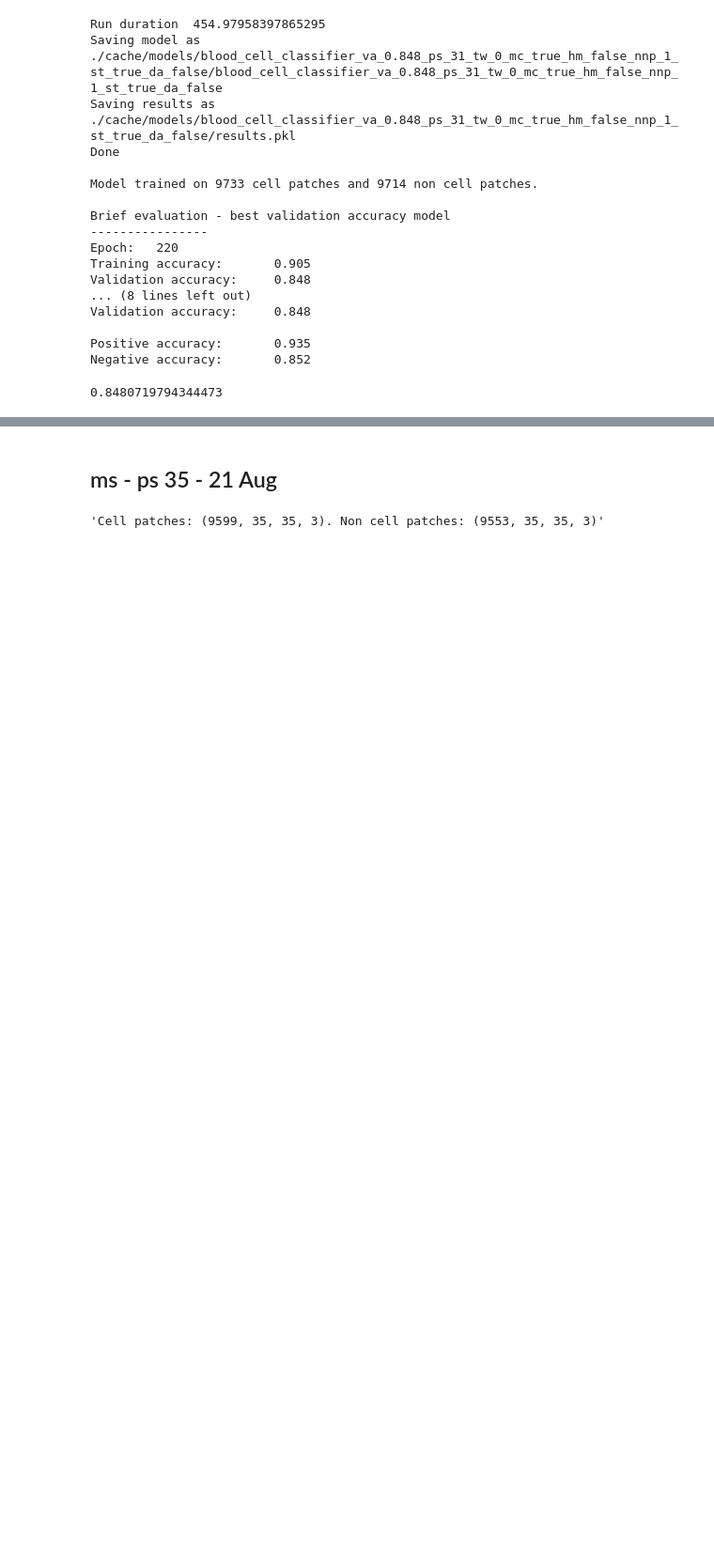
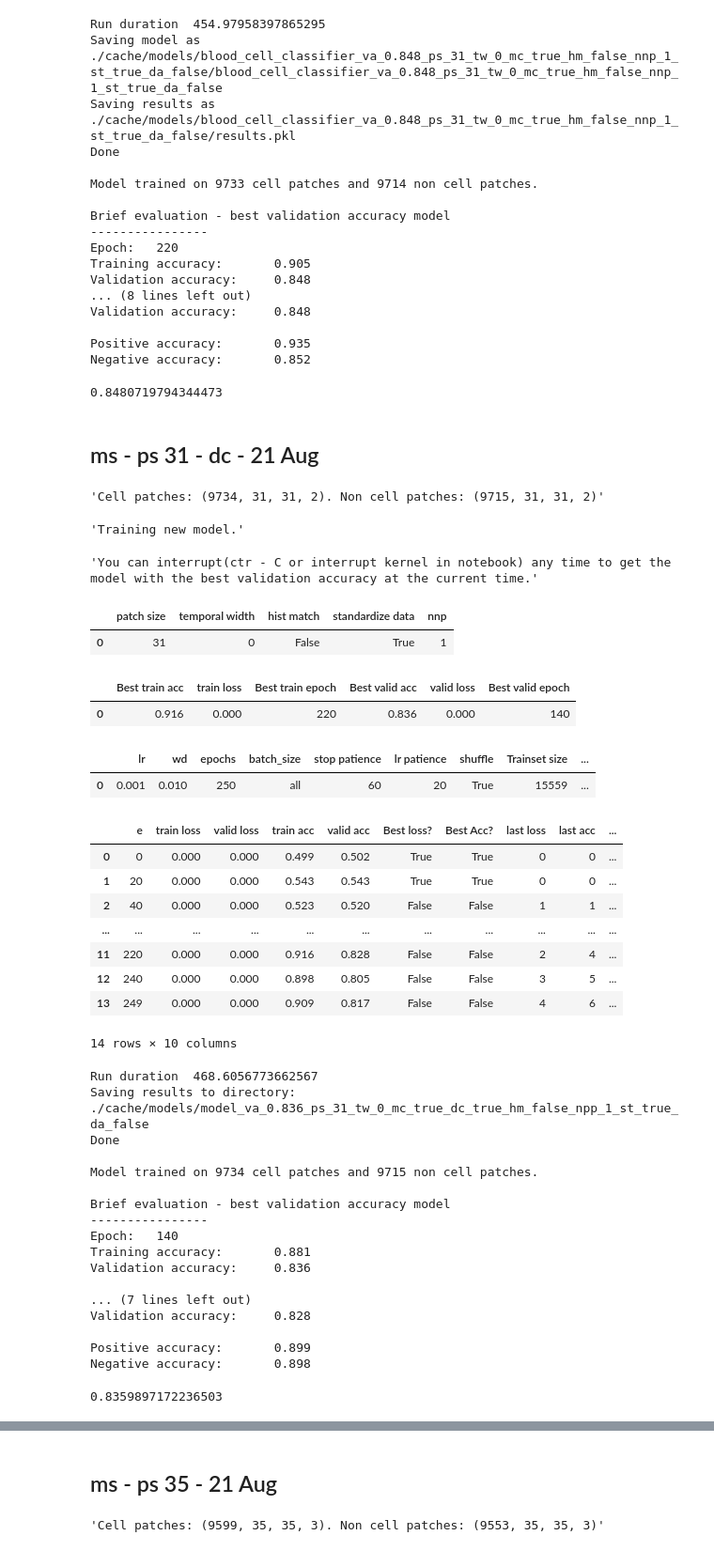
Before and after one commit to cchadj/cell-tracking-ucl-thesis, a Jupyter notebook: train-model-minimal.ipynb, the cells around one changed output, grey strips where cells are left out. Shown at 94% size. Cells and saved outputs as stored; diff of their text form; code cells hidden in the pictures; blank space fills up the shorter version.

Commit message:
training results

```diff
--- a/train-model-minimal.ipynb
+++ b/train-model-minimal.ipynb
@@ -4586,3 +4588,63 @@ Validation accuracy:     0.848
 Positive accuracy:       0.935
 Negative accuracy:       0.852
 0.8480719794344473
+# %% [markdown]
+## ms - ps 31 - dc - 21 Aug
+# %%
+model, results = train_model_demo(
+                 patch_size=31,
+                 temporal_width=0,
+
+                 mixed_channel_patches=True,
+                 drop_confocal_channel=True,
+
+                 do_hist_match=False,
+                 n_negatives_per_positive=1,
+
+                 dataset_to_grayscale=False,
+                 standardize_dataset=True,
+
+                 video_sessions = video_sessions_registered,
+                 train_params=deepcopy(train_params),
+
+                 try_load_data_from_cache=False,
+                 try_load_model_from_cache=False,
+                 v=True, vv=True)
+results.best_valid_accuracy
+# %% [output]
+'Cell patches: (9734, 31, 31, 2). Non cell patches: (9715, 31, 31, 2)'
+'Training new model.'
+'You can interrupt(ctr - C or interrupt kernel in notebook) any time to get the model with the best validation accuracy at the current time.'
+|  | patch size | temporal width | hist match | standardize data | nnp |
+| 0 | 31 | 0 | False | True | 1 |
+|  | Best train acc | train loss | Best train epoch | Best valid acc | valid loss | Best valid epoch |
+| 0 | 0.916 | 0.000 | 220 | 0.836 | 0.000 | 140 |
+|  | lr | wd | epochs | batch_size | stop patience | lr patience | shuffle | Trainset size | ... |
+| 0 | 0.001 | 0.010 | 250 | all | 60 | 20 | True | 15559 | ... |
+|  | e | train loss | valid loss | train acc | valid acc | Best loss? | Best Acc? | last loss | last acc | ... |
+| 0 | 0 | 0.000 | 0.000 | 0.499 | 0.502 | True | True | 0 | 0 | ... |
+| 1 | 20 | 0.000 | 0.000 | 0.543 | 0.543 | True | True | 0 | 0 | ... |
+| 2 | 40 | 0.000 | 0.000 | 0.523 | 0.520 | False | False | 1 | 1 | ... |
+| ... | ... | ... | ... | ... | ... | ... | ... | ... | ... | ... |
+| 11 | 220 | 0.000 | 0.000 | 0.916 | 0.828 | False | False | 2 | 4 | ... |
+| 12 | 240 | 0.000 | 0.000 | 0.898 | 0.805 | False | False | 3 | 5 | ... |
+| 13 | 249 | 0.000 | 0.000 | 0.909 | 0.817 | False | False | 4 | 6 | ... |
+14 rows × 10 columns
+Run duration  468.6056773662567
+Saving results to directory: ./cache/models/model_va_0.836_ps_31_tw_0_mc_true_dc_true_hm_false_npp_1_st_true_da_false
+Done
+
+Model trained on 9734 cell patches and 9715 non cell patches.
+
+Brief evaluation - best validation accuracy model
+----------------
+Epoch:   140
+Training accuracy:       0.881
+Validation accuracy:     0.836
+
+... (7 lines left out)
+Validation accuracy:     0.828
+
+Positive accuracy:       0.899
+Negative accuracy:       0.898
+0.8359897172236503
```
Also changed, not shown: parts of 15 cells of this notebook.
